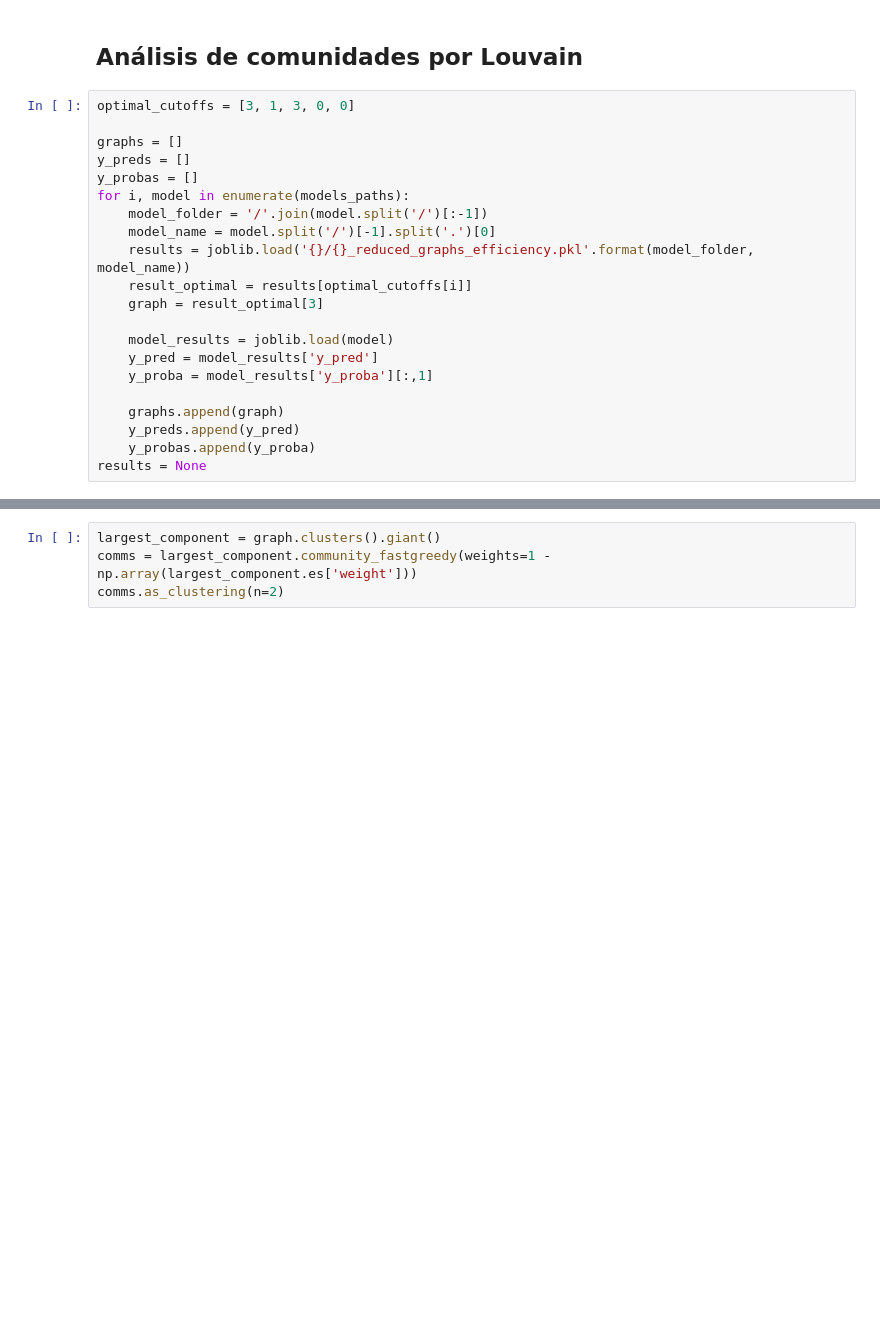
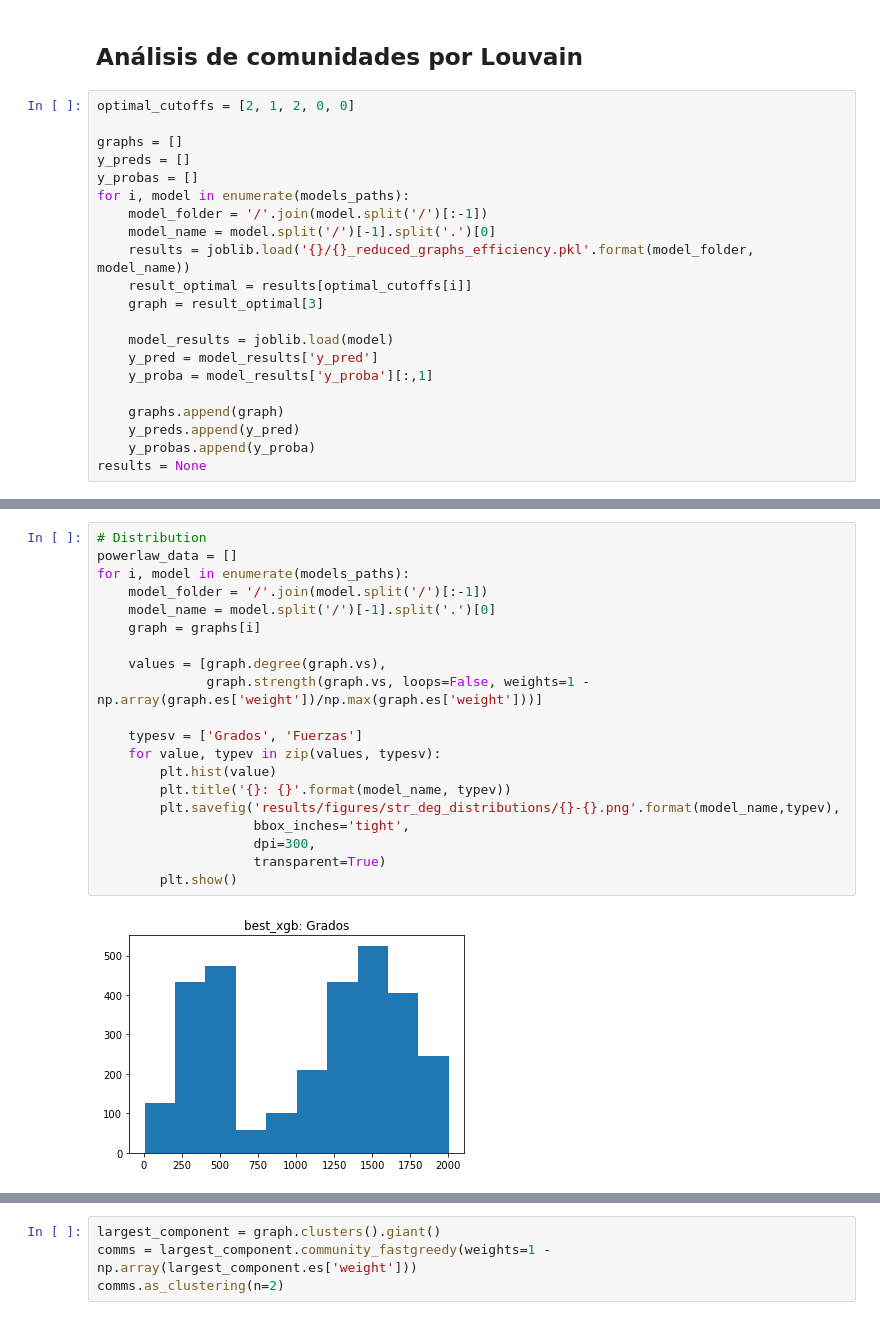
Before and after one commit to AzaelCC/Credit-Risk-Explainable-ML, a Jupyter notebook: src/GraphAnalysis_jobs/Louvain.ipynb, the cells around one changed output, grey strips where cells are left out. Drawn from its saved outputs; the diff is of its cells as text; blank space fills up the shorter version.

```diff
--- a/src/GraphAnalysis_jobs/Louvain.ipynb
+++ b/src/GraphAnalysis_jobs/Louvain.ipynb
@@ -74,7 +74,7 @@ def community_analysis(communities, model_name, y_pred):
 # %% [markdown]
 ## Análisis de comunidades por Louvain
 # %%
-optimal_cutoffs = [3, 1, 3, 0, 0]
+optimal_cutoffs = [2, 1, 2, 0, 0]
 
 graphs = []
 y_preds = []
@@ -130,0 +131,22 @@ IndexError: list index out of range
+# %%
+# Distribution
+powerlaw_data = []
+for i, model in enumerate(models_paths):
+    model_folder = '/'.join(model.split('/')[:-1])
+    model_name = model.split('/')[-1].split('.')[0]
+    graph = graphs[i]
+
+    values = [graph.degree(graph.vs),
+              graph.strength(graph.vs, loops=False, weights=1 - np.array(graph.es['weight'])/np.max(graph.es['weight']))]
+
+    typesv = ['Grados', 'Fuerzas']
+    for value, typev in zip(values, typesv):
+        plt.hist(value)
+        plt.title('{}: {}'.format(model_name, typev))
+        plt.savefig('results/figures/str_deg_distributions/{}-{}.png'.format(model_name,typev),
+                    bbox_inches='tight',
+                    dpi=300,
+                    transparent=True)
+        plt.show()
+# %% [output]
+[figure, added]
```
Also changed, not shown: parts of 5 cells of this notebook, 1 other file.
